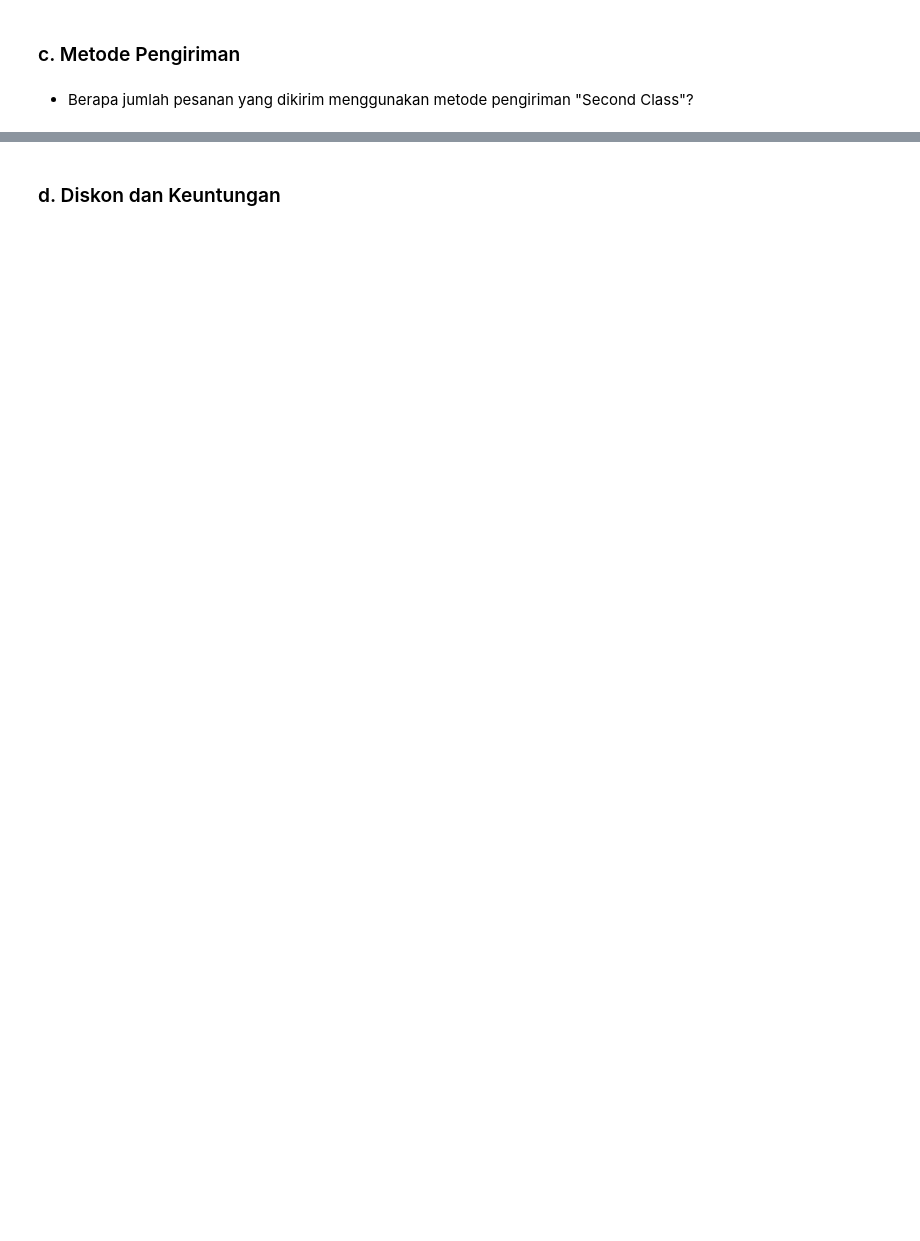
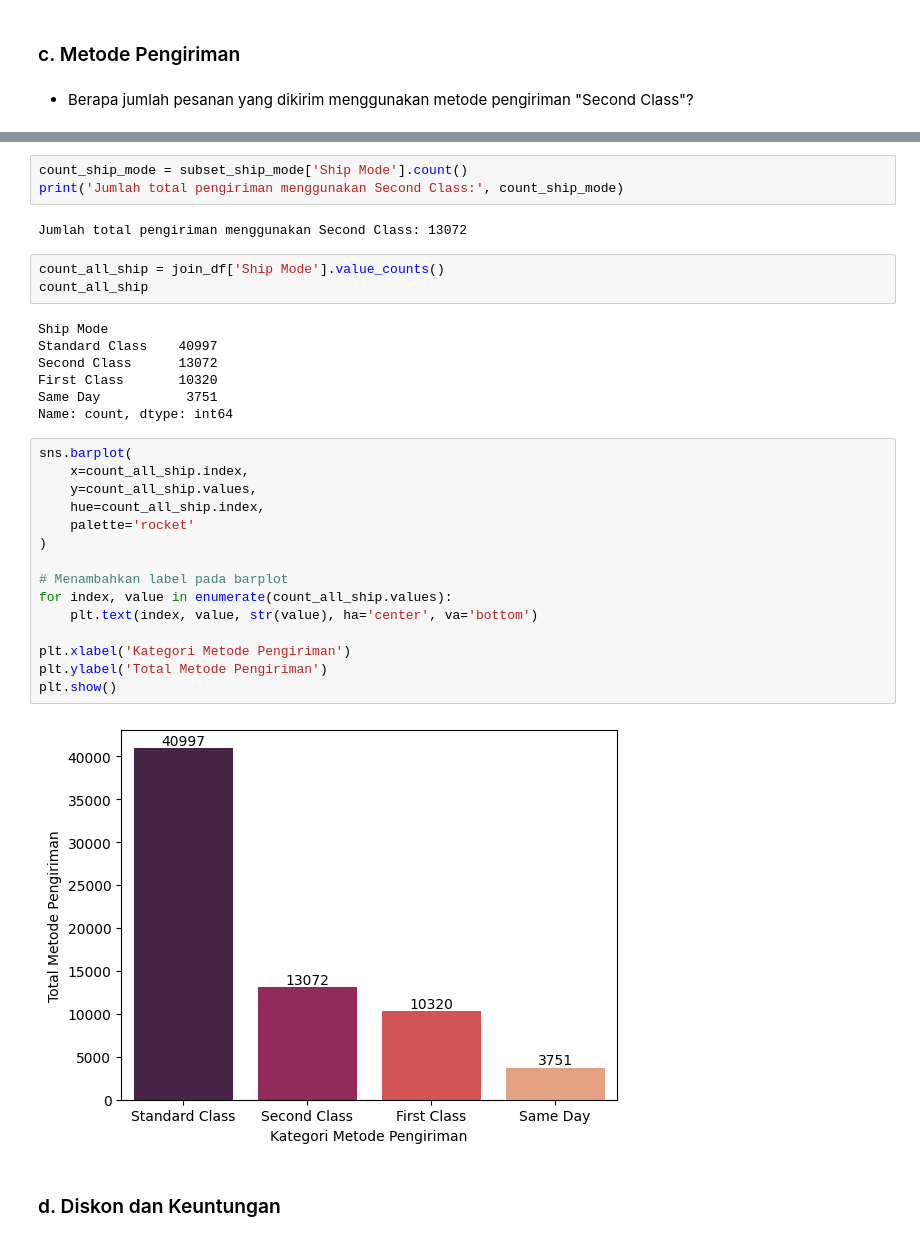
Before and after one commit to Pascalbrly/Portofolio-Data-Analyst, a Jupyter notebook: Project 2/Data Analysis Store Sales.ipynb, the cells around one changed output, grey strips where cells are left out. Cells and saved outputs as stored; diff of their text form; blank space fills up the shorter version.

```diff
--- a/Project 2/Data Analysis Store Sales.ipynb
+++ b/Project 2/Data Analysis Store Sales.ipynb
@@ -567,2 +621,34 @@ plt.show()
+# %%
+count_ship_mode = subset_ship_mode['Ship Mode'].count()
+print('Jumlah total pengiriman menggunakan Second Class:', count_ship_mode)
+# %% [output]
+Jumlah total pengiriman menggunakan Second Class: 13072
+# %%
+count_all_ship = join_df['Ship Mode'].value_counts()
+count_all_ship
+# %% [output]
+Ship Mode
+Standard Class    40997
+Second Class      13072
+First Class       10320
+Same Day           3751
+Name: count, dtype: int64
+# %%
+sns.barplot(
+    x=count_all_ship.index,
+    y=count_all_ship.values,
+    hue=count_all_ship.index,
+    palette='rocket'
+)
+
+# Menambahkan label pada barplot
+for index, value in enumerate(count_all_ship.values):
+    plt.text(index, value, str(value), ha='center', va='bottom')
+
+plt.xlabel('Kategori Metode Pengiriman')
+plt.ylabel('Total Metode Pengiriman')
+plt.show()
+# %% [output]
+[figure, added]
 # %% [markdown]
 ### d. Diskon dan Keuntungan
```
Also changed, not shown: parts of 20 cells of this notebook.
